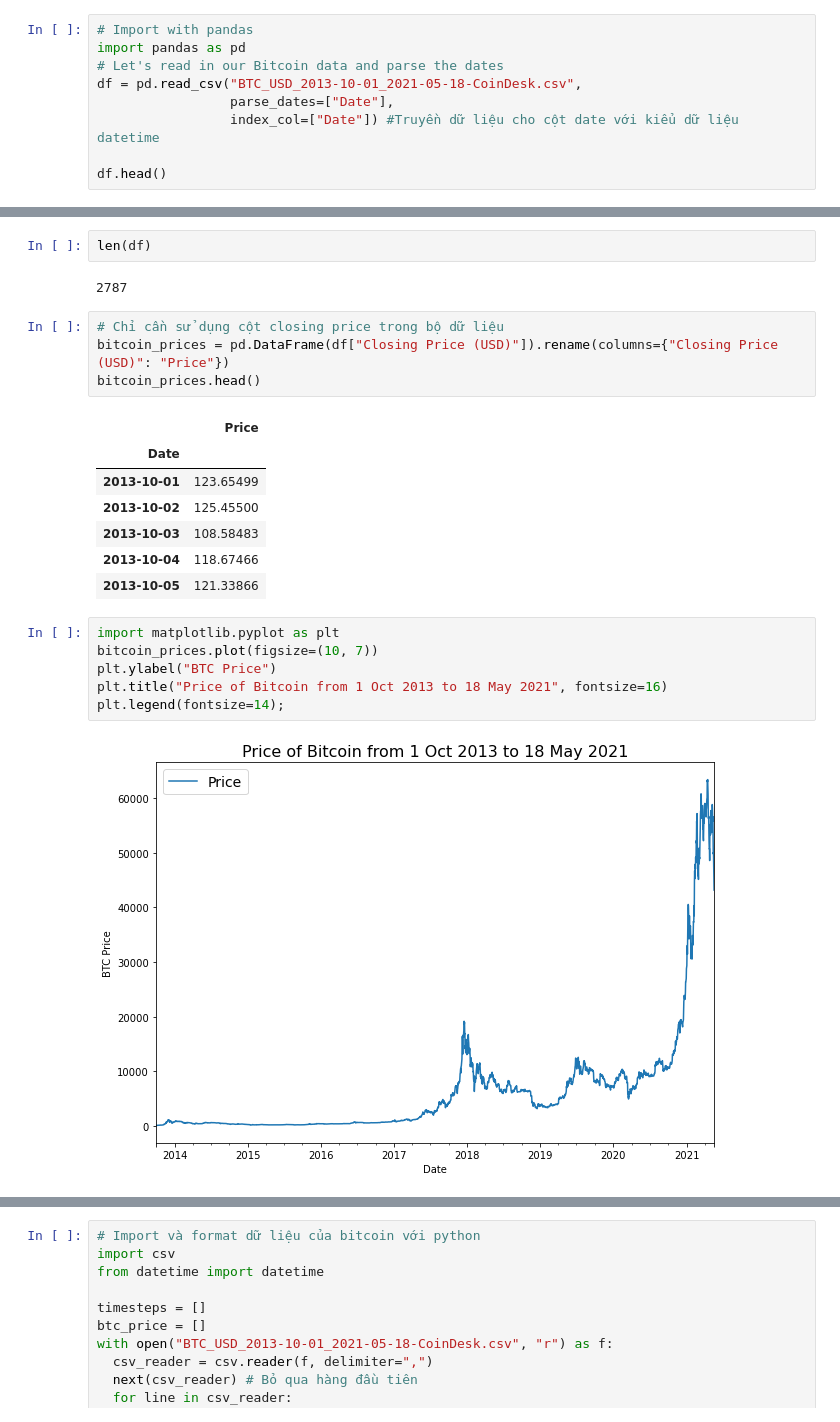
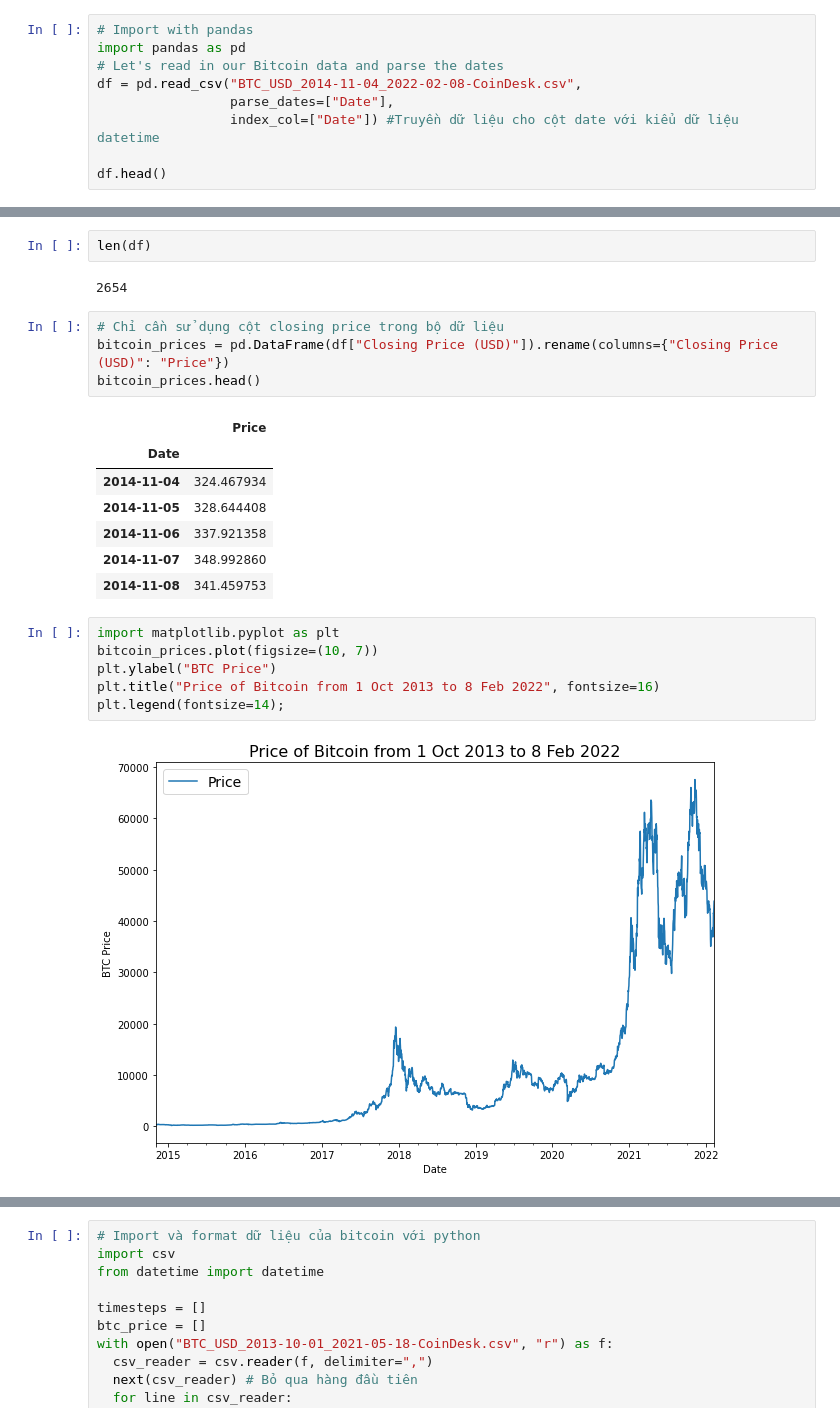
Before and after one commit to Duckie08/BitCoin-Prediction-Model, a Jupyter notebook: BitCoinPrediction.ipynb, the cells around one changed output, grey strips where cells are left out. Saved outputs shown, nothing was run; the diff lists cells and outputs as text.

```diff
--- a/BitCoinPrediction.ipynb
+++ b/BitCoinPrediction.ipynb
@@ -18,7 +4,7 @@ BTC_USD_2013-10-01_ 100%[===================>] 174.33K  --.-KB/s    in 0.1s
 # Import with pandas
 import pandas as pd
 # Let's read in our Bitcoin data and parse the dates
-df = pd.read_csv("BTC_USD_2013-10-01_2021-05-18-CoinDesk.csv",
+df = pd.read_csv("BTC_USD_2014-11-04_2022-02-08-CoinDesk.csv",
                  parse_dates=["Date"],
                  index_col=["Date"]) #Truyền dữ liệu cho cột date với kiểu dữ liệu datetime
 
@@ -59,7 +45,7 @@ memory usage: 130.6+ KB
 # %%
 len(df)
 # %% [output]
-2787
+2654
 # %%
 # Chỉ cần sử dụng cột closing price trong bộ dữ liệu
 bitcoin_prices = pd.DataFrame(df["Closing Price (USD)"]).rename(columns={"Closing Price (USD)": "Price"})
@@ -67,16 +53,16 @@ bitcoin_prices.head()
 # %% [output]
 |  | Price |
 | Date |  |
-| 2013-10-01 | 123.65499 |
-| 2013-10-02 | 125.45500 |
-| 2013-10-03 | 108.58483 |
-| 2013-10-04 | 118.67466 |
-| 2013-10-05 | 121.33866 |
+| 2014-11-04 | 324.467934 |
+| 2014-11-05 | 328.644408 |
+| 2014-11-06 | 337.921358 |
+| 2014-11-07 | 348.992860 |
+| 2014-11-08 | 341.459753 |
 # %%
 import matplotlib.pyplot as plt
 bitcoin_prices.plot(figsize=(10, 7))
 plt.ylabel("BTC Price")
-plt.title("Price of Bitcoin from 1 Oct 2013 to 18 May 2021", fontsize=16)
+plt.title("Price of Bitcoin from 1 Oct 2013 to 8 Feb 2022", fontsize=16)
 plt.legend(fontsize=14);
 # %% [output]
-[figure, old version]
+[figure, new version]
```
Also changed, not shown: parts of 111 cells of this notebook.
